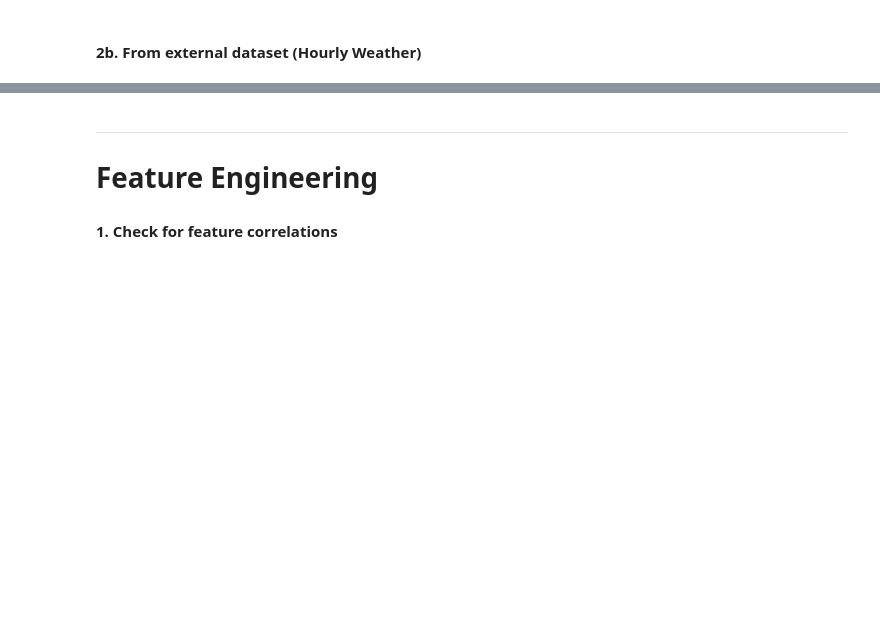
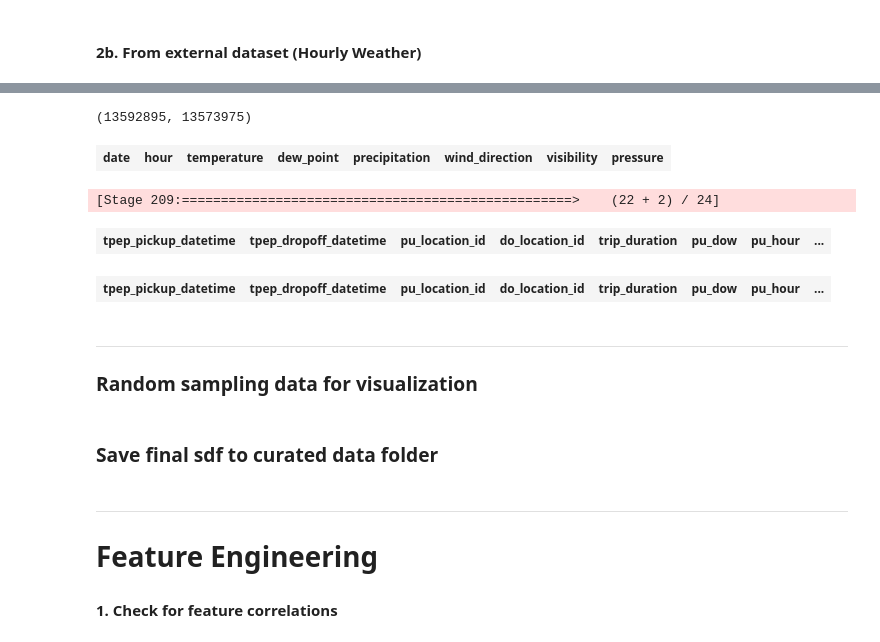
Before and after one commit to MAST30034-Applied-Data-Science/mast30034-project-1-pl0203, a Jupyter notebook: notebooks/preprocess.ipynb, the cells around one changed output, grey strips where cells are left out. Saved outputs shown, nothing was run; the diff lists cells and outputs as text; code cells hidden in the pictures; blank space fills up the shorter version.

```diff
--- a/notebooks/preprocess.ipynb
+++ b/notebooks/preprocess.ipynb
@@ -213,7 +195,7 @@ only showing top 20 rows
 segment = {}
 seg = 0
 for h in range(0, 24):
-    if h % 4 == 0:
+    if h % 6 == 0:
         seg += 1
     segment[h] = seg
 
@@ -242,10 +224,10 @@ fields = ['temperature', 'dew_point', 'precipitation',
 
 for field in fields:
     weather = (
-        weather.withColumn("avg", F.avg(field).over(window)) \
+        weather.withColumn("median", F.expr(f'percentile_approx({field}, 0.5)').over(window)) \
             .withColumn(field, F.when(F.col(field).isNull(),
-                                              F.col("avg")) \
-                        .otherwise(F.col(field))).drop("avg")
+                                              F.col("median")) \
+                        .otherwise(F.col(field))).drop("median")
     )
 # %%
 dict_null = {col:weather.filter(weather[col].isNull()).count()
@@ -447,0 +467,22 @@ weather.limit(5)
+# %%
+# taxi number of rows before merge vs after weather merge
+(taxi.count(), sdf.count())
+# %% [output]
+(13592895, 13573975)
+# %%
+# check if merge matches perfectly
+clean_weather.filter((F.col('date') == datetime(2018, 3, 1)) & F.col('hour').isin([10, 11])).limit(2)
+# %% [output]
+| date | hour | temperature | dew_point | precipitation | wind_direction | visibility | pressure |
+# %%
+taxi.filter(F.col('pu_date') == datetime(2018, 3, 1)).limit(3)
+# %% [output]
+[Stage 209:==================================================>    (22 + 2) / 24]
+| tpep_pickup_datetime | tpep_dropoff_datetime | pu_location_id | do_location_id | trip_duration | pu_dow | pu_hour | ... |
+# %%
+sdf.filter(F.col('pu_date') == datetime(2018, 3, 1)).limit(3)
+# %% [output]
+| tpep_pickup_datetime | tpep_dropoff_datetime | pu_location_id | do_location_id | trip_duration | pu_dow | pu_hour | ... |
+# %% [markdown]
+---
+### Random sampling data for visualization
@@ -447,0 +493,2 @@ weather.limit(5)
+# %% [markdown]
+### Save final sdf to curated data folder
```
Also changed, not shown: parts of 26 cells of this notebook.
